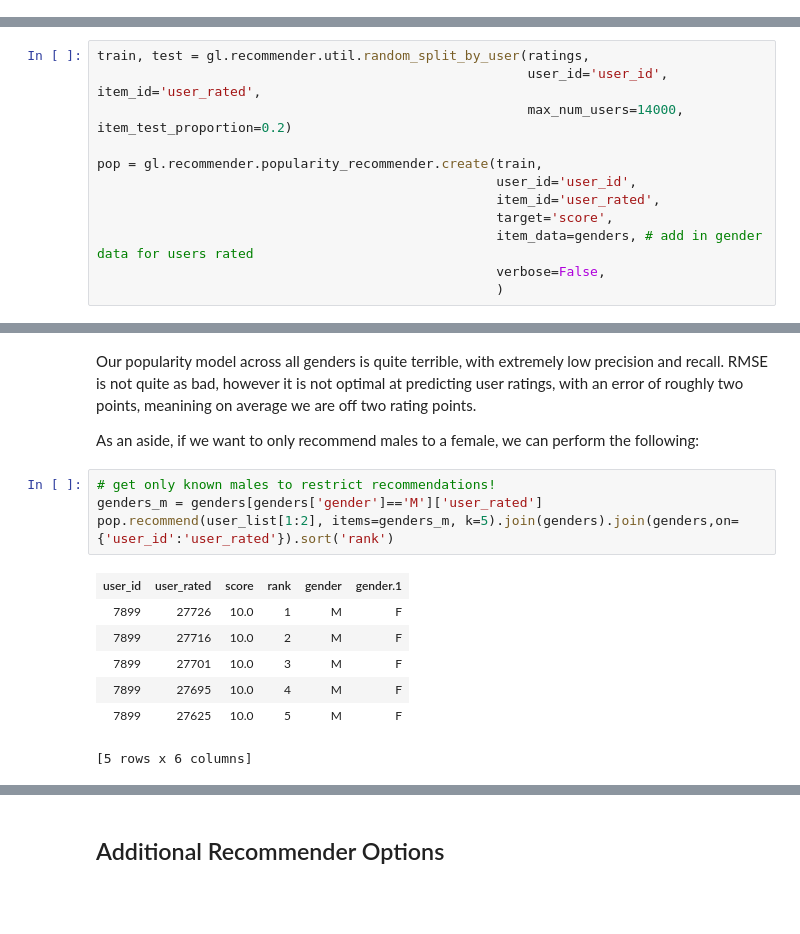
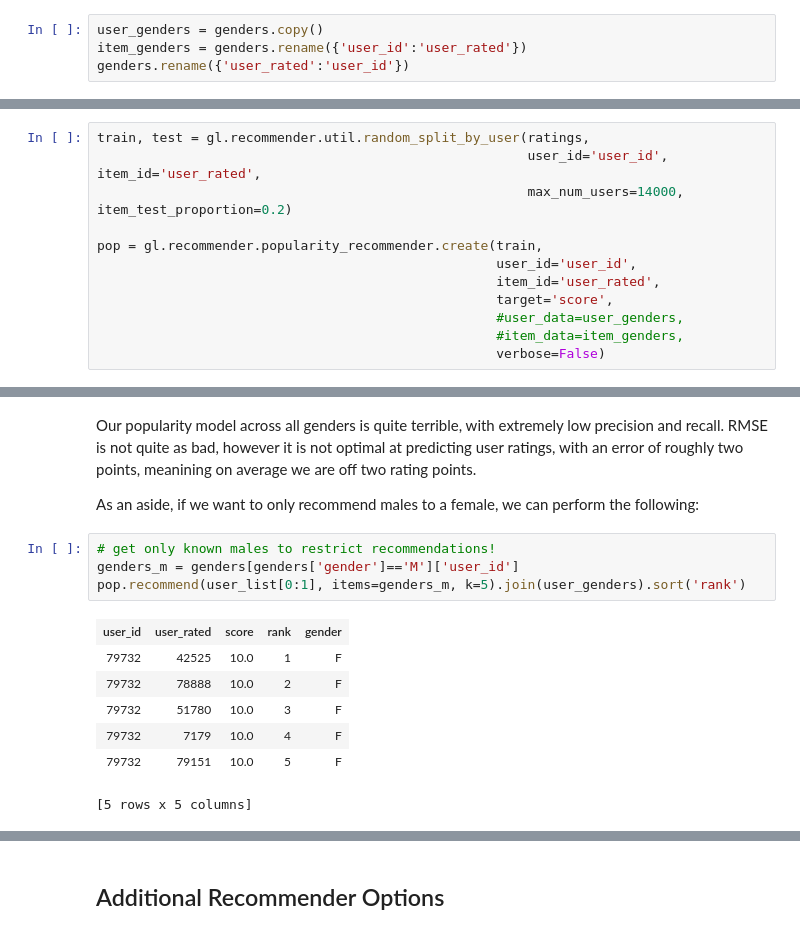
Before and after one commit to mg826/Data_Mining, a Jupyter notebook: Lab3_Dating_Recommender/Lab3_Recommender_Systems_Nichols_Matsunami_Smith.ipynb, the cells around one changed output, grey strips where cells are left out. Saved outputs shown, nothing was run; the diff lists cells and outputs as text; blank space fills up the shorter version.

```diff
--- a/Lab3_Dating_Recommender/Lab3_Recommender_Systems_Nichols_Matsunami_Smith.ipynb
+++ b/Lab3_Dating_Recommender/Lab3_Recommender_Systems_Nichols_Matsunami_Smith.ipynb
@@ -103,0 +124,4 @@ First, let's randomly split out our dataset into training and test sets. Since w
+# %%
+user_genders = genders.copy()
+item_genders = genders.rename({'user_id':'user_rated'})
+genders.rename({'user_rated':'user_id'})
@@ -110,9 +149,9 @@ pop = gl.recommender.popularity_recommender.create(train,
                                                    user_id='user_id',
                                                    item_id='user_rated',
                                                    target='score',
-                                                   item_data=genders, # add in gender data for users rated
-                                                   verbose=False,
-                                                   )
+                                                   #user_data=user_genders,
+                                                   #item_data=item_genders,
+                                                   verbose=False)
 # %% [output]
 Recsys training: model = popularity
 # %% [markdown]
@@ -184,13 +223,13 @@ Our popularity model across all genders is quite terrible, with extremely low pr
 As an aside, if we want to only recommend males to a female, we can perform the following:
 # %%
 # get only known males to restrict recommendations!
-genders_m = genders[genders['gender']=='M']['user_rated']
-pop.recommend(user_list[1:2], items=genders_m, k=5).join(genders).join(genders,on={'user_id':'user_rated'}).sort('rank')
+genders_m = genders[genders['gender']=='M']['user_id']
+pop.recommend(user_list[0:1], items=genders_m, k=5).join(user_genders).sort('rank')
 # %% [output]
-| user_id | user_rated | score | rank | gender | gender.1 |
-| 7899 | 27726 | 10.0 | 1 | M | F |
-| 7899 | 27716 | 10.0 | 2 | M | F |
-| 7899 | 27701 | 10.0 | 3 | M | F |
-| 7899 | 27695 | 10.0 | 4 | M | F |
-| 7899 | 27625 | 10.0 | 5 | M | F |
+| user_id | user_rated | score | rank | gender |
+| 79732 | 42525 | 10.0 | 1 | F |
+| 79732 | 78888 | 10.0 | 2 | F |
+| 79732 | 51780 | 10.0 | 3 | F |
+| 79732 | 7179 | 10.0 | 4 | F |
+| 79732 | 79151 | 10.0 | 5 | F |
-[5 rows x 6 columns]
+[5 rows x 5 columns]
```
Also changed, not shown: parts of 22 cells of this notebook.
